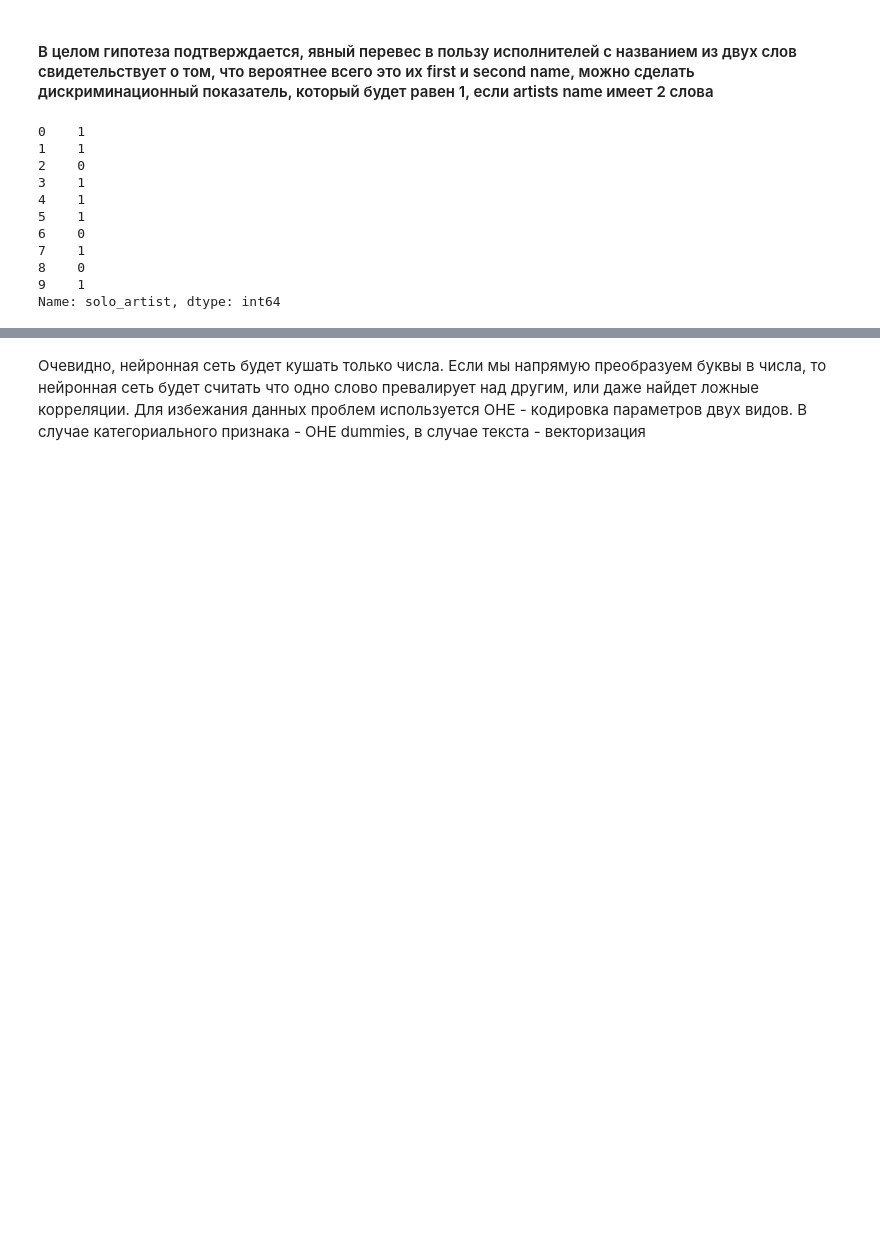
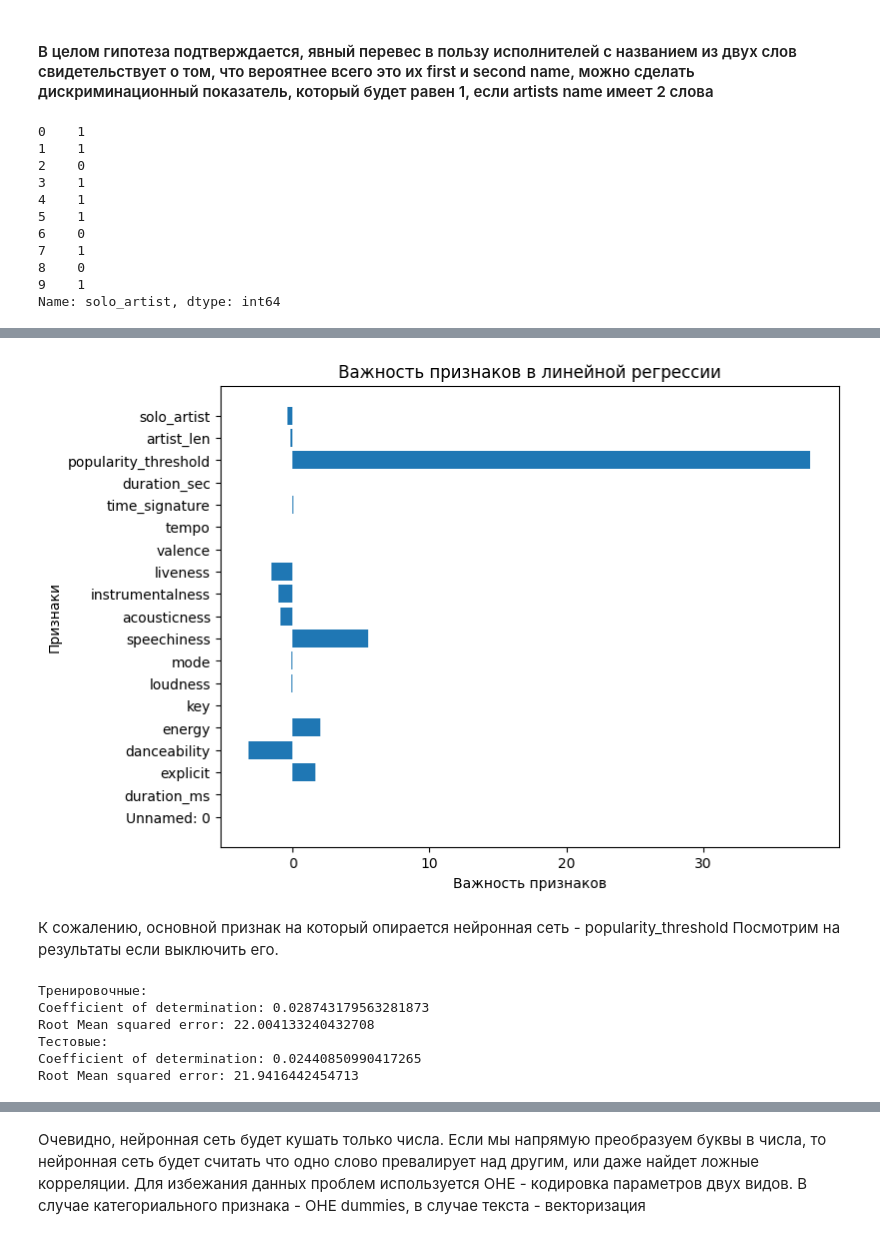
Before and after one commit to FelixShuic/spotify_model, a Jupyter notebook: duration.ipynb, the cells around one changed output, grey strips where cells are left out. Drawn from its saved outputs; the diff is of its cells as text; code cells hidden in the pictures; blank space fills up the shorter version.

```diff
--- a/duration.ipynb
+++ b/duration.ipynb
@@ -627,0 +774,35 @@ Name: solo_artist, dtype: int64
+# %%
+
+coefficients = lin_reg.coef_
+
+features = X.columns
+plt.figure(figsize=(8, 6))
+plt.barh(features, coefficients)
+plt.xlabel('Важность признаков')
+plt.ylabel('Признаки')
+plt.title('Важность признаков в линейной регрессии')
+plt.show()
+# %% [output]
+[figure, added]
+# %% [markdown]
+К сожалению, основной признак на который опирается нейронная сеть - popularity_threshold
+Посмотрим на результаты если выключить его.
+# %%
+X = numeric_soundframe.drop(columns=['popularity_threshold', 'popularity'])
+X_train, X_test, y_train, y_test = train_test_split(X, y, test_size=0.2, random_state=42)
+lin_reg = LinearRegression().fit(X_train, y_train)
+y_pred_training = lin_reg.predict(X_train)
+y_pred = lin_reg.predict(X_test)
+print('Тренировочные: ')
+print('Coefficient of determination:', r2_score(y_train, y_pred_training))
+print('Root Mean squared error:', np.sqrt(mean_squared_error(y_train, y_pred_training)))
+print('Тестовые: ')
+print('Coefficient of determination:', r2_score(y_test, y_pred))
+print('Root Mean squared error:', np.sqrt(mean_squared_error(y_test, y_pred)))
+# %% [output]
+Тренировочные:
+Coefficient of determination: 0.028743179563281873
+Root Mean squared error: 22.004133240432708
+Тестовые:
+Coefficient of determination: 0.02440850990417265
+Root Mean squared error: 21.9416442454713
```
Also changed, not shown: parts of 38 cells of this notebook.
